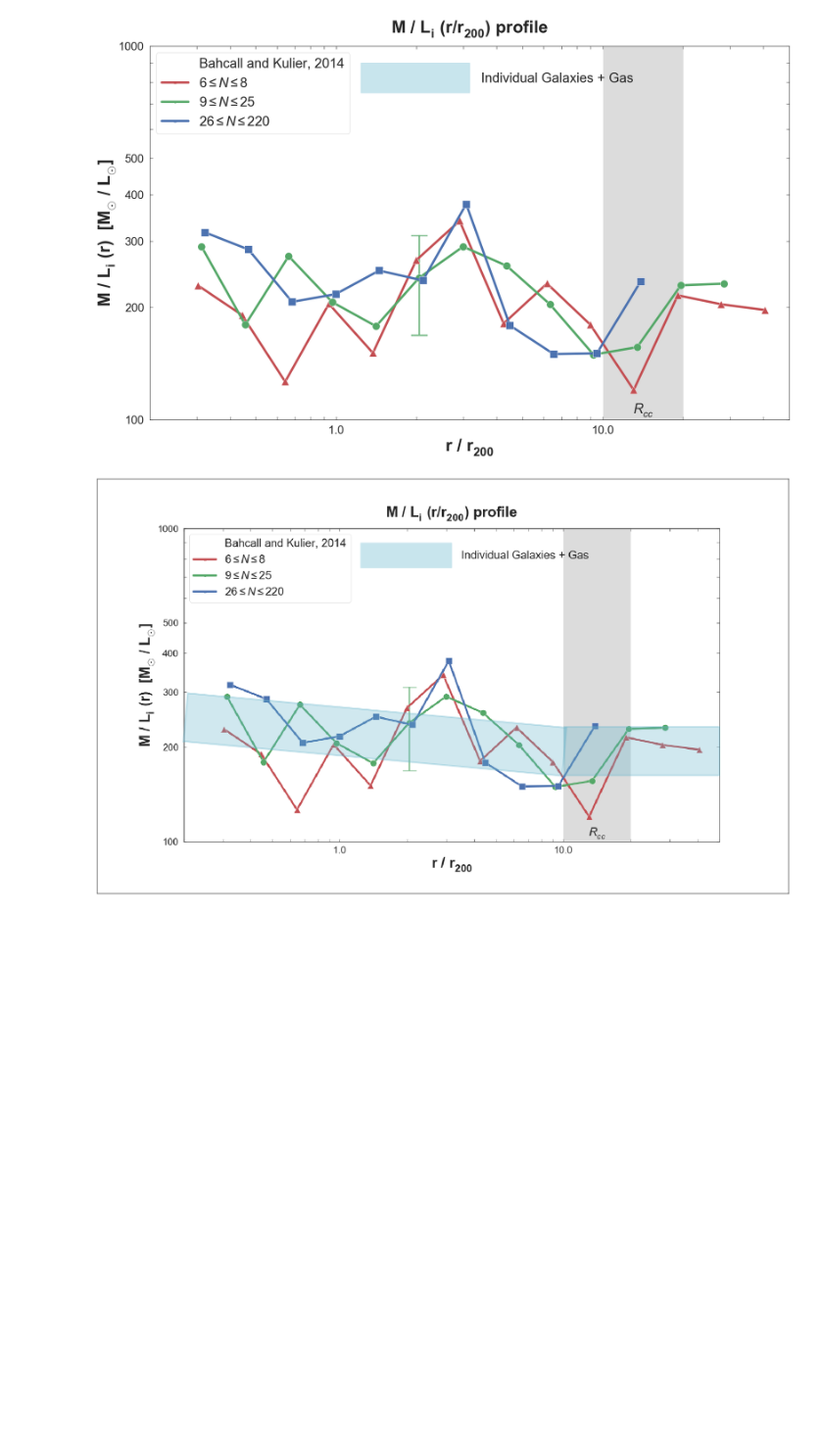
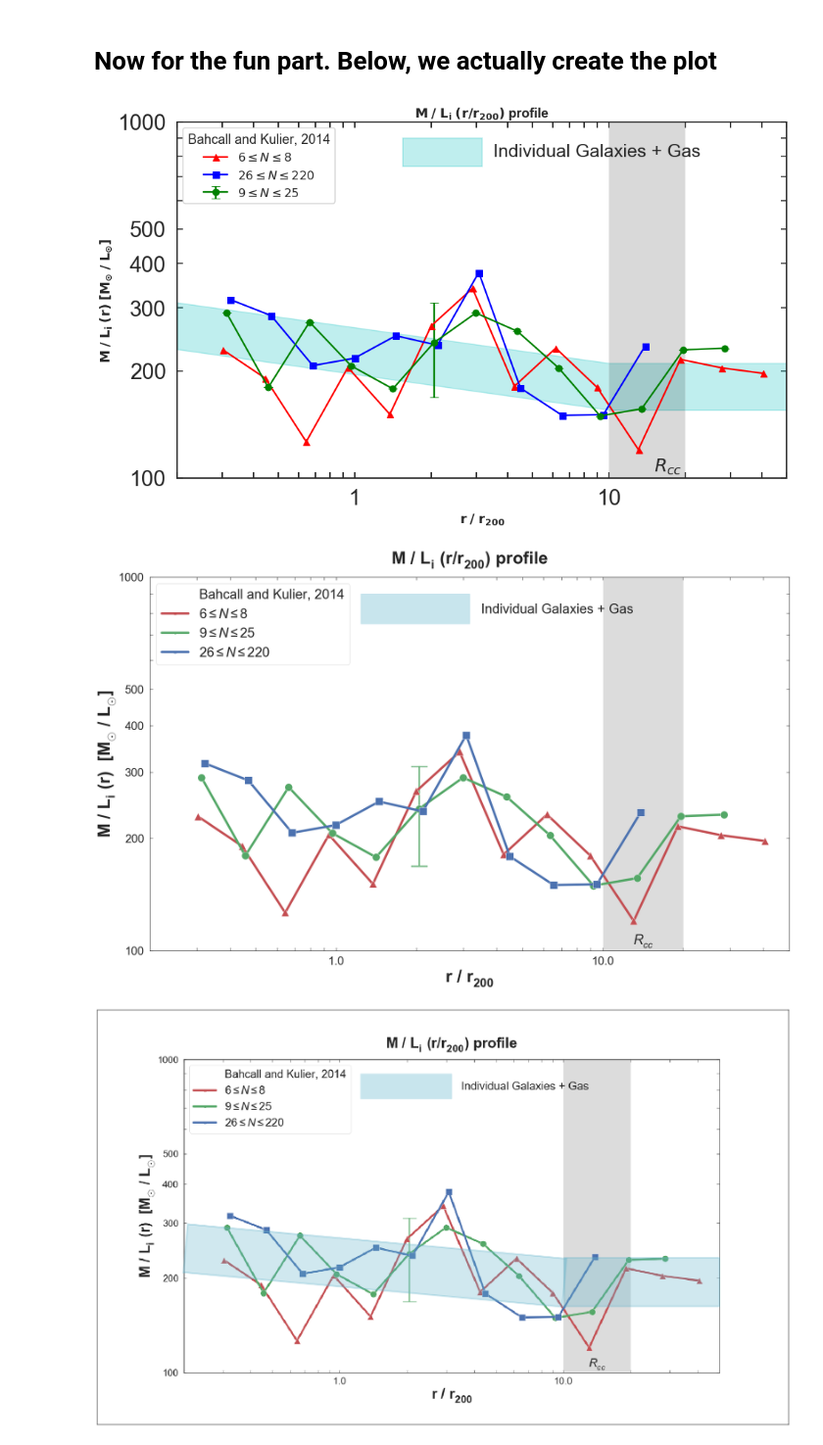
Before and after one commit to m4ese/intraClusterLight, a Jupyter notebook: plot_with_band.ipynb, the cells around one changed output. Shown at 98% size. Cells and saved outputs as stored; diff of their text form; code cells hidden in the pictures; blank space fills up the shorter version.

Commit message:
adding new band plot from scratch

```diff
--- a/plot_with_band.ipynb
+++ b/plot_with_band.ipynb
@@ -29,7 +36,7 @@ green['m / l_i(r)'] = green['m / l_i(r)'].apply(lambda x: x*h) # changing everyt
 
 colorG = ['$9 \leq N \leq 25$']*len(green)
 green['Bahcall and Kulier, 2014'] = colorG
-errG = [0, 0,0, 0, 0, 1.02*0.7,0, 0, 0, 0,0,0, 0]
+errG = [0, 0,0, 0, 0, 1.02E2*0.7,0, 0, 0, 0,0,0, 0]
 green['error'] = errG
 
 # high cluster richness
@@ -68,3 +57,79 @@ all_colors
+# %% [markdown]
+# Now for the fun part. Below, we actually create the plot
+# %%
+import matplotlib.ticker as ticker
+
+#sns.set_context('paper',rc = {'lines.linewidth' : })
+sns.set_context('talk')
+sns.set_style('ticks',{"xtick.major.size":8,"ytick.major.size":8})
+
+fig,ax = plt.subplots(figsize = (15,9))
+
+#plotting the sets of data. wanted the error bar just on green, otherwise the caps would show up on the lines
+plt.plot(red["r / r_200"],red["m / l_i(r)"],'r-',label = "$6 \leq N \leq 8$",marker = '^')
+
+plt.errorbar(green["r / r_200"],green["m / l_i(r)"],yerr = green.error,fmt = 'g-',\
+             label = "$9 \leq N \leq 25$",capsize = 6, marker = 'o')
+
+plt.plot(blue["r / r_200"],blue["m / l_i(r)"],'b-',label = "$26 \leq N \leq 220$",marker = 's')
+
+
+#scale of plot and axis limits
+ax.set_xscale('log')
+ax.set_yscale('log')
+ax.set_xlim(0.2,50)
+ax.set_ylim(100,1000)
+
+#x tick labels
+x_ticks = [0.1*x for x in range(2,10)] + [x for x in range(1,10)] + [x for x in range(10,50,10)]
+x_labels = [str(x) if (x == 1 or x == 10) else '' for x in x_ticks ]
+ax.set_xticks(x_ticks)
+ax.set_xticklabels(x_labels)
+
+#y tick labels. Something weird was going on but the list is a work around
+ax.yaxis.set_major_formatter(ticker.ScalarFormatter(useMathText = False))
+ax.ticklabel_format(axis = 'y',style = 'plain')
+ylabels = ['','', '','','','','','','200','300', '400','500']
+ax.set_yticklabels(ylabels,  minor = True)
+
+#putting ticks on top and right
+ax.tick_params(axis='both', which = 'both', length = 8, labelsize = 30, bottom = True, top = True,
+               left = True, right = True, direction = 'in', pad = 15)
+
+# plots vertical bar for Rcc
+plt.axvspan(10, 20,0, 1, facecolor='k', alpha = 0.15)
+plt.text(15, 104, '$R_{cc}$', fontsize = 25)
+
+# rectangle to show what the band is showing, text to label it
+plt.axhspan(ymin = 750, ymax = 900, xmin = 0.370, xmax = 0.500, color = 'c',alpha = 0.25)
+plt.text(3.5, 800, 'Individual Galaxies + Gas',fontsize = 25)
+
+#plotting the band. This uses a faint end slope of -1.3, and integrates from 0.0001 (10^-4)
+mL_SR = 270.3
+mL_LSS = 182.7
+uncert = 0.15 #10% uncertainty
+
+mvsL_center_list = [mL_SR] + [mL_LSS]*2
+mvsL_center_array = np.array(mvsL_center_list)
+
+x_band = [0.2,10,50]
+
+y_band_1 = mvsL_center_array*(1+uncert)
+y_band_2 = mvsL_center_array*(1-uncert)
+
+plt.fill_between(x_band,y1 = y_band_1,y2 = y_band_2,color = 'c',alpha = 0.25)
+
+plt.title(r"$\mathbf{M}$ $\mathbf{/}$ $\mathbf{L_{i}}$ $\mathbf{(r / r_{200})}$ profile", fontweight='bold')
+plt.xlabel(r"$\mathbf{r}$ $\mathbf{/}$ $\mathbf{r_{200}}$")
+plt.ylabel(
+r"$\mathbf{M}$ $\mathbf{/}$ $\mathbf{L_{i}}$ $\mathbf{(r)}$ $\mathbf{[M_{\odot}}$ $\mathbf{/}$ $\mathbf{L_{\odot}]}$")
+
+plt.legend(loc = 'upper left', title = 'Bahcall and Kulier, 2014')
+
+plt.savefig('./Figures/Band_plot_new.png')
+plt.show()
+# %% [output]
+[figure, added]
 # %%
 import matplotlib.patches as pat
 import matplotlib as mpl
```
Also changed, not shown: parts of 4 cells of this notebook.
